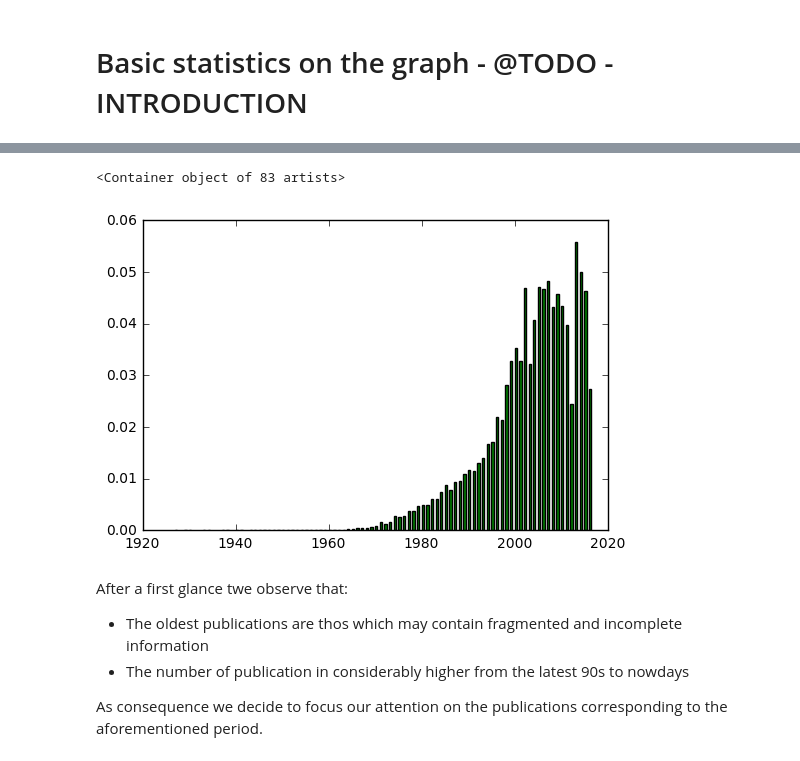
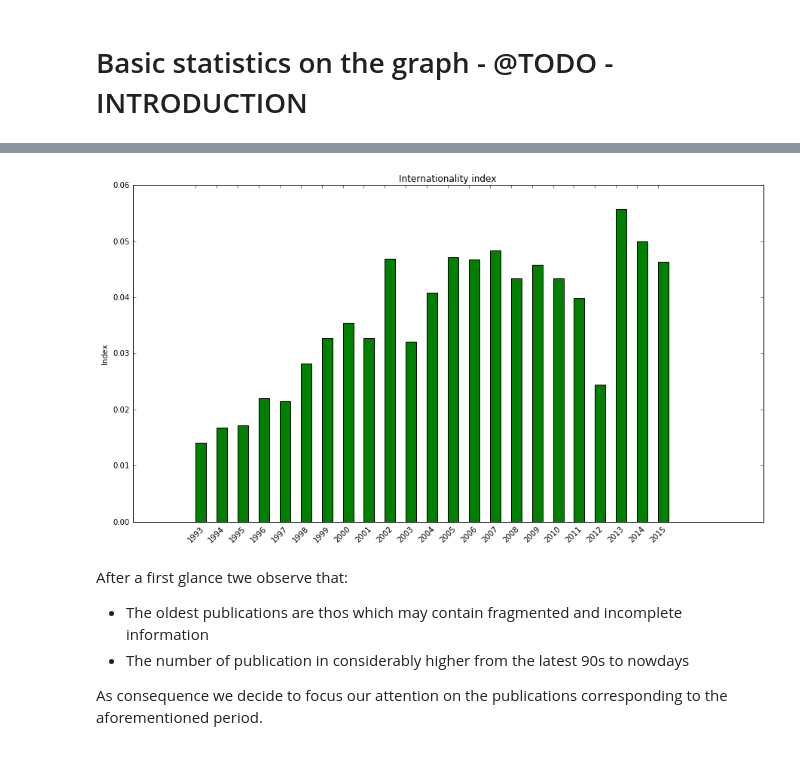
Before and after one commit to CriMenghini/modERN, a Jupyter notebook: BuildGraph.ipynb, the cells around one changed output, grey strips where cells are left out. Cells and saved outputs as stored; diff of their text form; code cells hidden in the pictures.

```diff
--- a/BuildGraph.ipynb
+++ b/BuildGraph.ipynb
@@ -114,3 +222,9 @@ dict_coautorship_papers = coauthorship_papers(dict_authors_epfl)
 # %%
 # Define the dictionary (authos, set of papers)
 list_paper = paper_per_author(dict_coautorship_papers)
+# %%
+from collections import defaultdict
+papers = defaultdict(int)
+for a in list(list_paper.keys()):
+    for i in list_paper[a]:
+        papers[i] += 1
@@ -175,0 +290,4 @@ top_authors
+# %%
+dict_year_authors.pop('0', None)
+dict_year_authors.pop('August 31-September 2 2005', None)
+dict_year_authors.pop('2017', None)
@@ -176,6 +296,6 @@ top_authors
 # %%
 def normalize_dict(d):
-    factor=1.0/sum(d.itervalues())
+    factor=1.0/sum(list(d.values()))
     for k in d:
         d[k] = d[k]*factor
     return d
@@ -199,9 +307,0 @@ plt.bar(open_measure.keys(), open_measure.values(), 0.5, color='g')
-# %%
-open_measure_scaled.pop('0', None)
-open_measure_scaled.pop('August 31-September 2 2005', None)
-open_measure_scaled.pop('2017', None)
-normalize_dict(open_measure_scaled)
-plt.bar(open_measure_scaled.keys(), open_measure_scaled.values(), 0.5, color='g')
-# %% [output]
-<Container object of 83 artists>
-[figure, removed]
@@ -207,0 +310,23 @@ plt.bar(open_measure_scaled.keys(), open_measure_scaled.values(), 0.5, color='g'
+# %%
+def getKey(item):
+    return item[0]
+# %%
+plt.figure(figsize=(15,8), dpi=80)
+ind = np.arange(1993,2016)
+open_measure_scaled.pop('0', None)
+open_measure_scaled.pop('August 31-September 2 2005', None)
+open_measure_scaled.pop('2017', None)
+normalize_dict(open_measure_scaled)
+tuples_pr = open_measure_scaled.items()
+sort = sorted(tuples_pr, key = getKey)
+x = [int(i[0]) for i in sort[-24:-1]]
+y = [i[1] for i in sort[-24:-1]]
+plt.bar(x, y, 0.5, color='g')
+
+plt.ylabel('Index')
+plt.title("Internationality index")
+plt.xticks(ind, np.arange(1993,2016), rotation = 45)
+#plt.yticks(np.arange(0, 2900, 300))
+plt.savefig('internationality.png', dpi=100)
+# %% [output]
+[figure, added]
```
Also changed, not shown: parts of 49 cells of this notebook, 3 other files.
